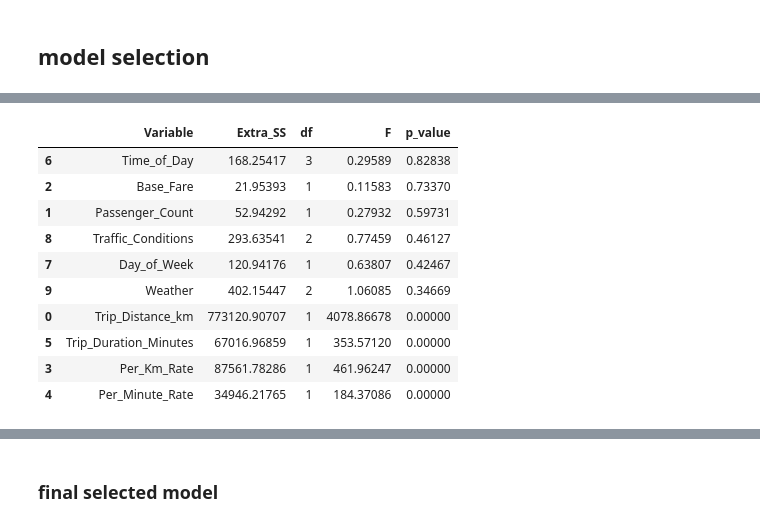
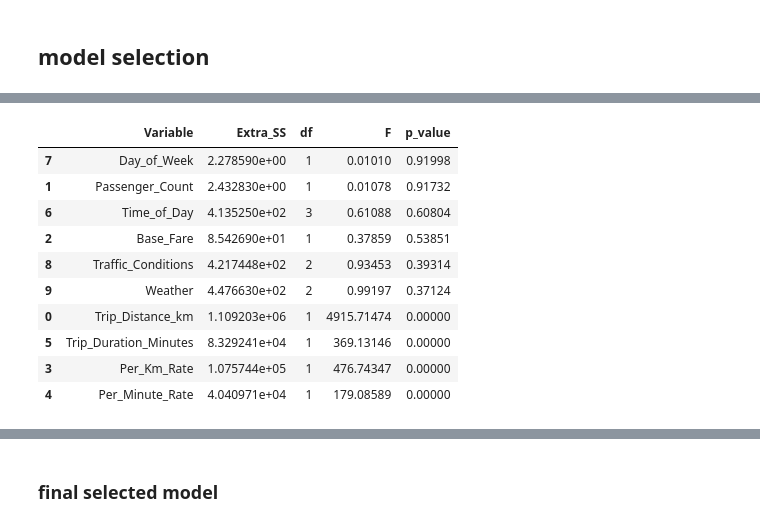
Before and after one commit to kurochan1901/115-1_Data-Analysis-and-Modeling, a Jupyter notebook: HW1/HW1.ipynb, the cells around one changed output, grey strips where cells are left out. Saved outputs shown, nothing was run; the diff lists cells and outputs as text; code cells hidden in the pictures.

Commit message:
ModelModify_variableSelection

```diff
--- a/HW1/HW1.ipynb
+++ b/HW1/HW1.ipynb
@@ -853,37 +840,24 @@ categorical_cols = [
     "Weather"
 ]
 
-# Combine train and test temporarily for consistent encoding
-# 對齊train set 跟 test set 的欄位
-
-X_all = pd.concat([X_train, X_test])
 
 # Convert categorical variables into dummy variables
-
-X_all_encoded = pd.get_dummies(
-    X_all,
+X_encoded = pd.get_dummies(
+    X,
     columns=categorical_cols,
     drop_first=True,            #選其中一個變數當基準，不然係數相加會變1 =>多重共線性問題
     dtype=int
 )
 
-# Split back into training and testing sets
-
-X_train_encoded = X_all_encoded.loc[X_train.index].copy()
-X_test_encoded = X_all_encoded.loc[X_test.index].copy()
-
 
 # Check the result
 
-print("Training set before encoding:", X_train.shape)
-print("Training set after encoding:", X_train_encoded.shape)
-
-print("\nTesting set before encoding:", X_test.shape)
-print("Testing set after encoding:", X_test_encoded.shape)
+print("Training set before encoding:", X.shape)
+print("Training set after encoding:", X_encoded.shape)
 
 print("\nVariables after dummy encoding:")
-display(X_train_encoded.columns.tolist())
+display(X_encoded.columns.tolist())
 
 print("\nFirst 5 observations:")
-display(X_train_encoded.head())
+display(X_encoded.head())
 # %% [output]
@@ -918,15 +889,13 @@ First 5 observations:
 # %% [markdown]
 ## multicollinearity analysis
 # %%
-# using VIF
-# Training set only
+# using VIF 看多重共線性
 
 from statsmodels.stats.outliers_influence import variance_inflation_factor
 import statsmodels.api as sm
 
 # Add intercept for VIF calculation
-
-X_vif = sm.add_constant(X_train_encoded)
+X_vif = sm.add_constant(X_encoded)
 
 
 # Calculate VIF for each predictor
@@ -1030,10 +980,9 @@ Testing RMSE: 19.3684
 # %% [markdown]
 ## model selection
 # %%
-# Model Selection: Backward Elimination using Extra SS
+# Define Predictor groups
+# Categorical variables are treated as one group
 
-# define Predictor groups
-# Categorical variables are treated as one group
 groups = {
     "Trip_Distance_km": ["Trip_Distance_km"],
     "Passenger_Count": ["Passenger_Count"],
@@ -1062,3 +1011,8 @@ groups = {
         "Weather_Snow"
     ]
 }
+
+print("Number of predictor groups:", len(groups))
+
+for group_name, cols in groups.items():
+    print(f"{group_name}: {cols}")
@@ -1104,46 +1083,46 @@ def extra_ss_test(y, X_full, remove_cols):
 # %%
 # First-round Type III / Partial Extra SS table
 
-X_current = X_train_encoded.copy()
+X_current = X_encoded.copy()
 
 results = []
 
 for group_name, cols in groups.items():
 
     result = extra_ss_test(
-        y_train,
+        y,
         X_current,
         cols
     )
 
     results.append({
         "Variable": group_name,
         "Extra_SS": result["Extra_SS"],
         "df": result["df"],
         "F": result["F"],
         "p_value": result["p_value"]
     })
 
 type3_table = pd.DataFrame(results)
 
 type3_table = type3_table.sort_values(
     "p_value",
     ascending=False
 )
 
 display(type3_table.round(5))
 # %% [output]
 |  | Variable | Extra_SS | df | F | p_value |
-| 6 | Time_of_Day | 168.25417 | 3 | 0.29589 | 0.82838 |
-| 2 | Base_Fare | 21.95393 | 1 | 0.11583 | 0.73370 |
-| 1 | Passenger_Count | 52.94292 | 1 | 0.27932 | 0.59731 |
-| 8 | Traffic_Conditions | 293.63541 | 2 | 0.77459 | 0.46127 |
-| 7 | Day_of_Week | 120.94176 | 1 | 0.63807 | 0.42467 |
-| 9 | Weather | 402.15447 | 2 | 1.06085 | 0.34669 |
-| 0 | Trip_Distance_km | 773120.90707 | 1 | 4078.86678 | 0.00000 |
-| 5 | Trip_Duration_Minutes | 67016.96859 | 1 | 353.57120 | 0.00000 |
-| 3 | Per_Km_Rate | 87561.78286 | 1 | 461.96247 | 0.00000 |
-| 4 | Per_Minute_Rate | 34946.21765 | 1 | 184.37086 | 0.00000 |
+| 7 | Day_of_Week | 2.278590e+00 | 1 | 0.01010 | 0.91998 |
+| 1 | Passenger_Count | 2.432830e+00 | 1 | 0.01078 | 0.91732 |
+| 6 | Time_of_Day | 4.135250e+02 | 3 | 0.61088 | 0.60804 |
+| 2 | Base_Fare | 8.542690e+01 | 1 | 0.37859 | 0.53851 |
+| 8 | Traffic_Conditions | 4.217448e+02 | 2 | 0.93453 | 0.39314 |
+| 9 | Weather | 4.476630e+02 | 2 | 0.99197 | 0.37124 |
+| 0 | Trip_Distance_km | 1.109203e+06 | 1 | 4915.71474 | 0.00000 |
+| 5 | Trip_Duration_Minutes | 8.329241e+04 | 1 | 369.13146 | 0.00000 |
+| 3 | Per_Km_Rate | 1.075744e+05 | 1 | 476.74347 | 0.00000 |
+| 4 | Per_Minute_Rate | 4.040971e+04 | 1 | 179.08589 | 0.00000 |
 # %%
 # Backward Elimination
 
```
Also changed, not shown: parts of 13 cells of this notebook, 1 other file.
